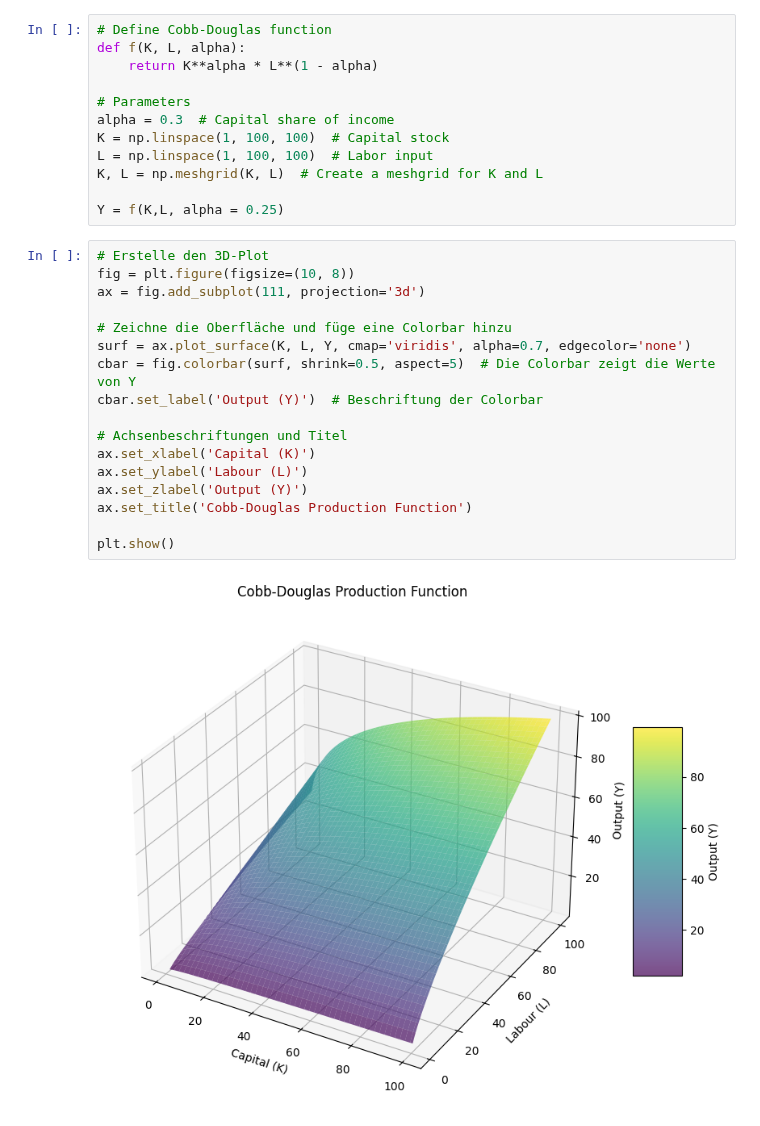
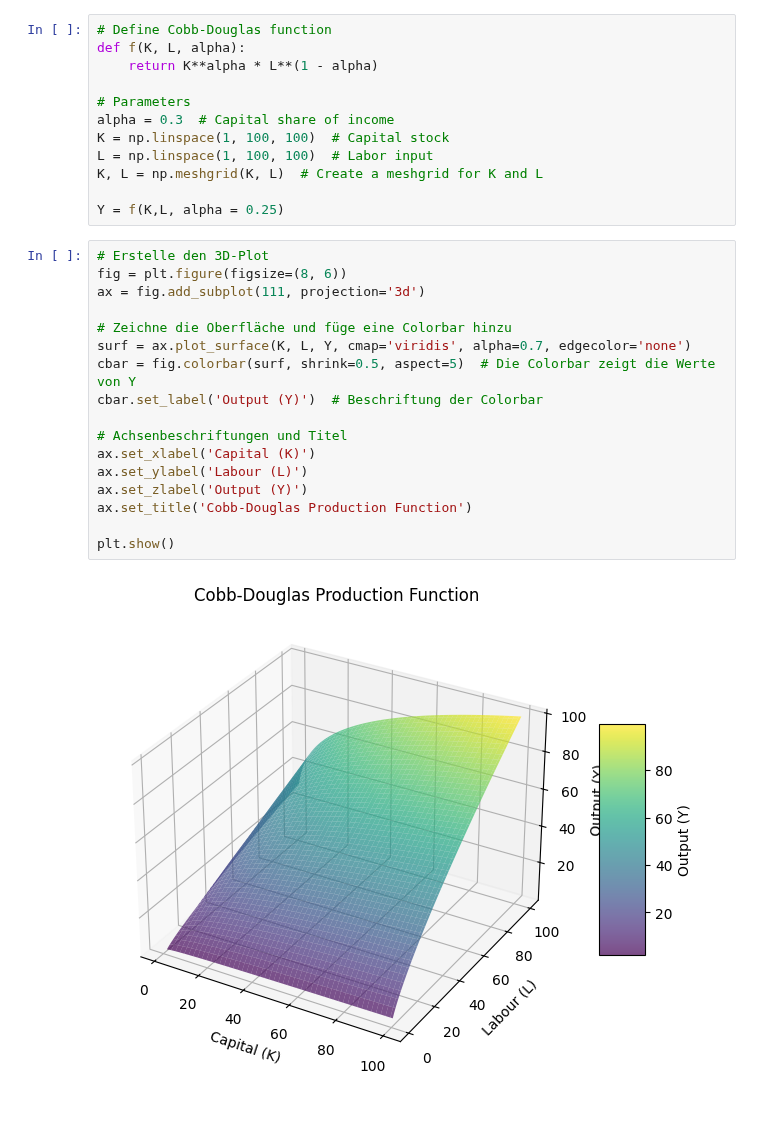
Before and after one commit to J-Wilke/Computational-Economics, a Jupyter notebook: Methods/Cobb_Douglas_Approx.ipynb, the cells around one changed output. Drawn from its saved outputs; the diff is of its cells as text.

```diff
--- a/Methods/Cobb_Douglas_Approx.ipynb
+++ b/Methods/Cobb_Douglas_Approx.ipynb
@@ -15,20 +27,20 @@ K, L = np.meshgrid(K, L)  # Create a meshgrid for K and L
 Y = f(K,L, alpha = 0.25)
 # %%
 # Erstelle den 3D-Plot
-fig = plt.figure(figsize=(10, 8))
+fig = plt.figure(figsize=(8, 6))
 ax = fig.add_subplot(111, projection='3d')
 
 # Zeichne die Oberfläche und füge eine Colorbar hinzu
 surf = ax.plot_surface(K, L, Y, cmap='viridis', alpha=0.7, edgecolor='none')
 cbar = fig.colorbar(surf, shrink=0.5, aspect=5)  # Die Colorbar zeigt die Werte von Y
 cbar.set_label('Output (Y)')  # Beschriftung der Colorbar
 
 # Achsenbeschriftungen und Titel
 ax.set_xlabel('Capital (K)')
 ax.set_ylabel('Labour (L)')
 ax.set_zlabel('Output (Y)')
 ax.set_title('Cobb-Douglas Production Function')
 
 plt.show()
 # %% [output]
-[figure, old version]
+[figure, new version]
```
Also changed, not shown: parts of 2 cells of this notebook.
